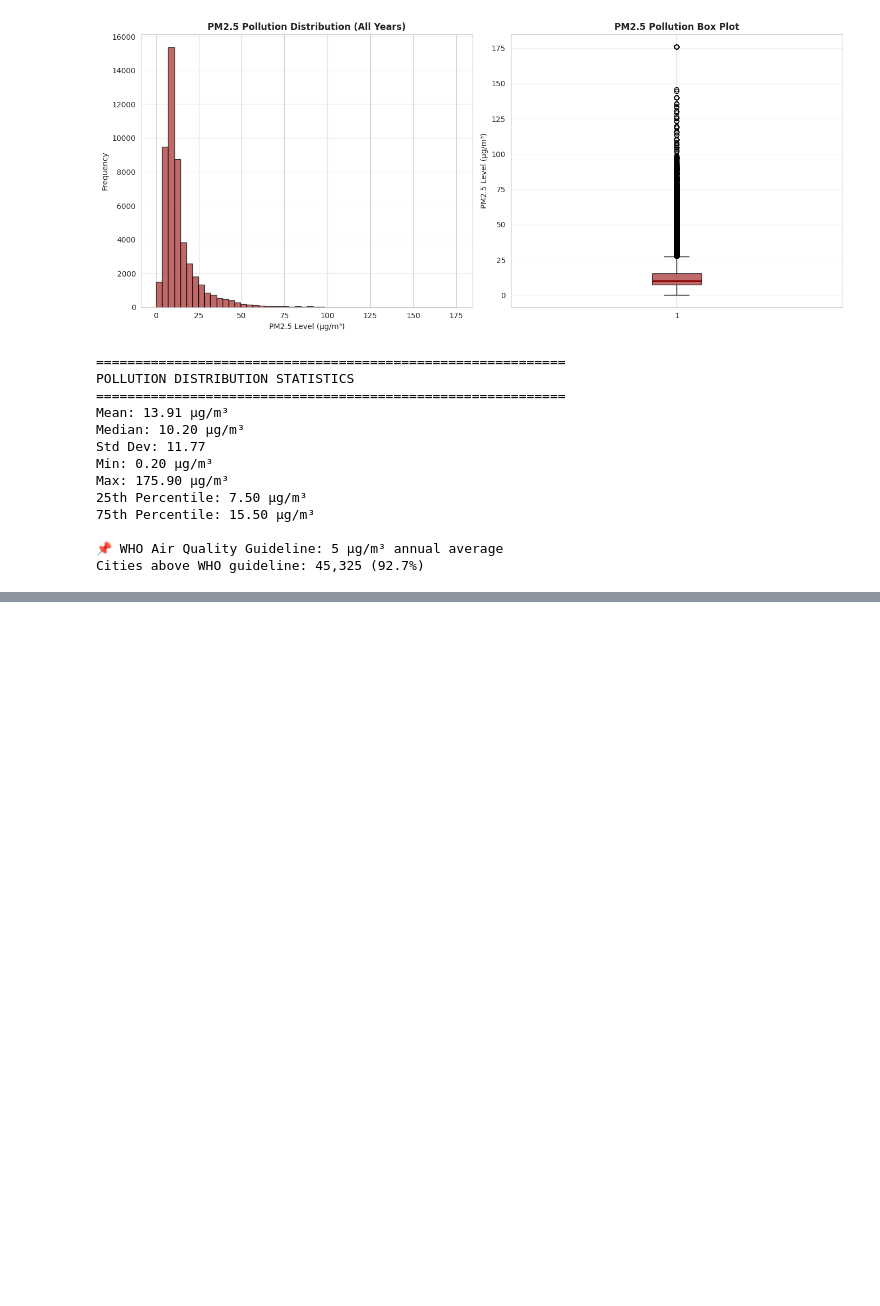
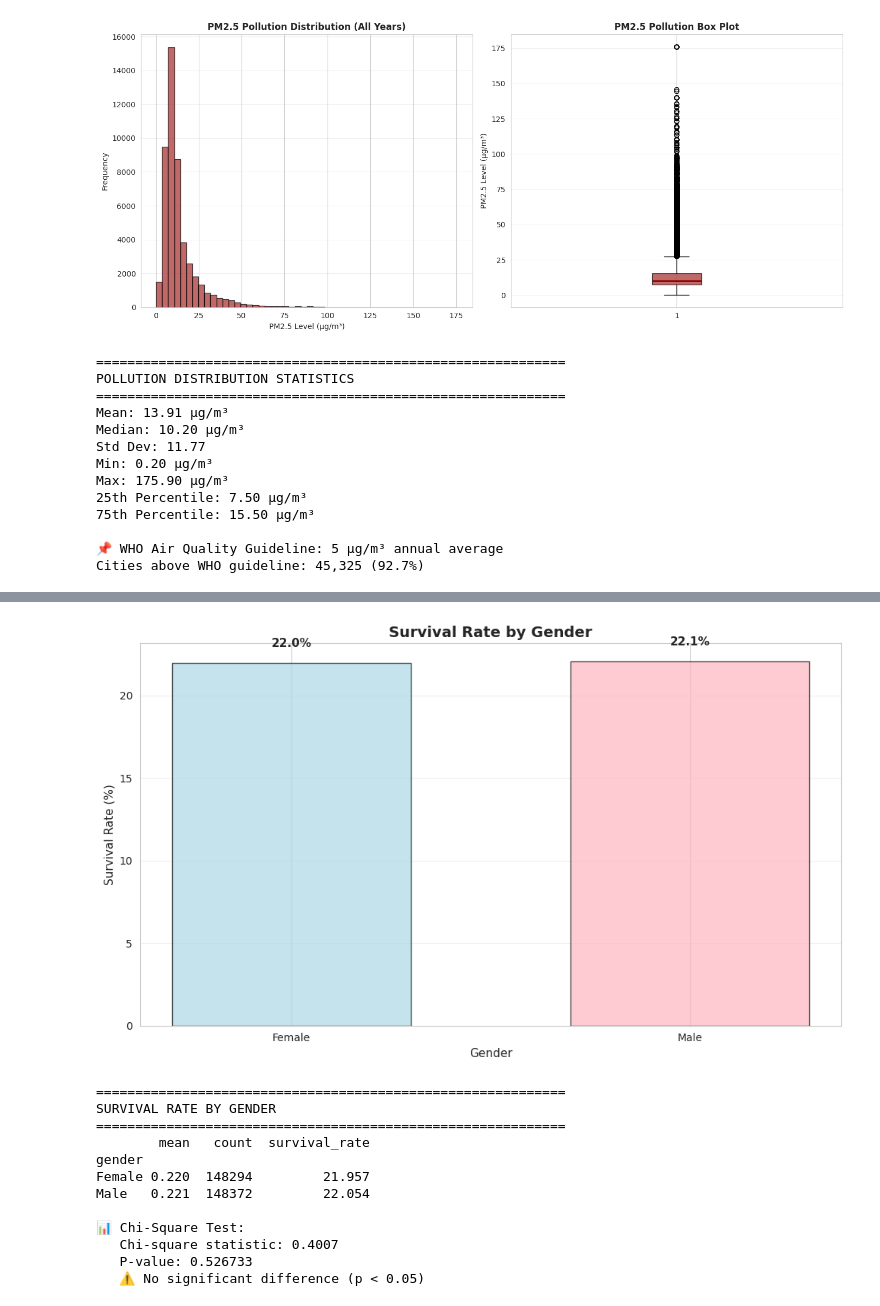
Before and after one commit to Sanaullah-Turab/global-lung-cancer-analysis, a Jupyter notebook: notebooks/LungCancer-Analysis.ipynb, the cells around one changed output, grey strips where cells are left out. Cells and saved outputs as stored; diff of their text form; code cells hidden in the pictures; blank space fills up the shorter version.

```diff
--- a/notebooks/LungCancer-Analysis.ipynb
+++ b/notebooks/LungCancer-Analysis.ipynb
@@ -1295,0 +1285,47 @@ Surgery                22.165  74341
+# %%
+# 10.4 Survival by Gender
+gender_survival = df_medical.groupby('gender')['survived'].agg(['mean', 'count'])
+gender_survival['survival_rate'] = gender_survival['mean'] * 100
+
+plt.figure(figsize=(10, 6))
+colors_gender = ['lightblue', 'lightpink']
+plt.bar(gender_survival.index, gender_survival['survival_rate'],
+        color=colors_gender, edgecolor='black', alpha=0.7, width=0.6)
+plt.title('Survival Rate by Gender', fontsize=14, fontweight='bold')
+plt.xlabel('Gender', fontsize=11)
+plt.ylabel('Survival Rate (%)', fontsize=11)
+plt.grid(axis='y', alpha=0.3)
+
+for i, v in enumerate(gender_survival['survival_rate']):
+    plt.text(i, v + 1, f'{v:.1f}%', ha='center', fontweight='bold', fontsize=11)
+
+plt.tight_layout()
+plt.show()
+
+print("\n" + "="*60)
+print("SURVIVAL RATE BY GENDER")
+print("="*60)
+print(gender_survival)
+
+# Statistical significance test
+from scipy.stats import chi2_contingency
+contingency_gender = pd.crosstab(df_medical['gender'], df_medical['survived'])
+chi2, p_value, dof, expected = chi2_contingency(contingency_gender)
+print(f"\n📊 Chi-Square Test:")
+print(f"   Chi-square statistic: {chi2:.4f}")
+print(f"   P-value: {p_value:.6f}")
+print(f"   {'✅ Significant difference' if p_value < 0.05 else '⚠️ No significant difference'} (p < 0.05)")
+# %% [output]
+[figure, added]
+============================================================
+SURVIVAL RATE BY GENDER
+============================================================
+        mean   count  survival_rate
+gender
+Female 0.220  148294         21.957
+Male   0.221  148372         22.054
+
+📊 Chi-Square Test:
+   Chi-square statistic: 0.4007
+   P-value: 0.526733
+   ⚠️ No significant difference (p < 0.05)
```
Also changed, not shown: parts of 18 cells of this notebook.
